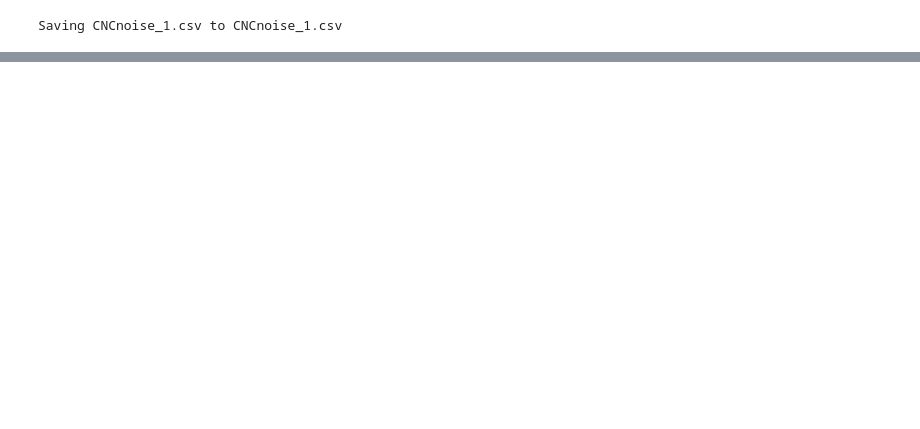
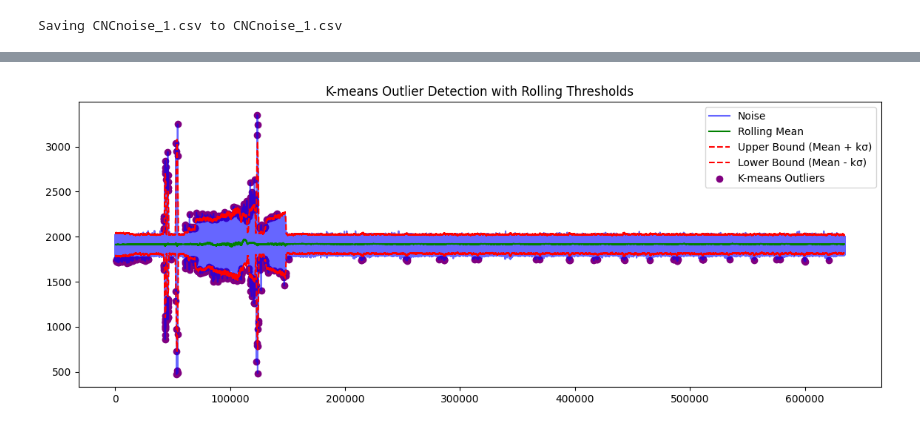
Before and after one commit to kingmin-1225/tensor-project, a Jupyter notebook: methodology/unsupervisor (2).ipynb, the cells around one changed output, grey strips where cells are left out. Saved outputs shown, nothing was run; the diff lists cells and outputs as text; code cells hidden in the pictures; blank space fills up the shorter version.

```diff
--- a/methodology/unsupervisor (2).ipynb
+++ b/methodology/unsupervisor (2).ipynb
@@ -282,0 +108,46 @@ plt.show()
+# %%
+# === 이동 평균 및 잔차 재계산 ===
+rolling_mean = pd.Series(noise_full).rolling(window=ma_window_size, center=True).mean()
+rolling_std = pd.Series(noise_full).rolling(window=ma_window_size, center=True).std()
+upper_bound = rolling_mean + ma_k * rolling_std
+lower_bound = rolling_mean - ma_k * rolling_std
+residual = noise_full - rolling_mean.bfill()
+res_zscore = (residual - residual.mean()) / residual.std()
+# %%
+# === K-means 이상치 재탐지 ===
+kmeans = KMeans(n_clusters=kmeans_n_clusters, random_state=42)
+kmeans_labels = kmeans.fit_predict(X_scaled)
+distances = np.linalg.norm(X_scaled - kmeans.cluster_centers_[kmeans_labels], axis=1)
+# 주기성 제거 위해 threshold 조건 추가
+is_outlier_kmeans = ((noise_full > upper_bound.values) | (noise_full < lower_bound.values)) & (np.abs(res_zscore) > zscore_residual_threshold)
+
+# === Isolation Forest 이상치 재탐지 ===
+is_outlier_iso = np.zeros(len(noise_full), dtype=bool)
+
+for start in range(0, len(X_scaled) - iso_window_size, iso_step):
+    end = start + iso_window_size
+    X_window = X_scaled[start:end]
+
+    model = IsolationForest(contamination=iso_contamination, random_state=42)
+    preds = model.fit_predict(X_window)
+
+    for i, p in enumerate(preds):
+        idx = start + i
+        if p == -1 and idx < len(noise_full):
+            if (
+                (noise_full[idx] > upper_bound.values[idx]) or (noise_full[idx] < lower_bound.values[idx])
+            ) and (np.abs(res_zscore[idx]) > zscore_residual_threshold):
+                is_outlier_iso[idx] = True
+# %%
+# === 재시각화: K-means ===
+plt.figure(figsize=(14, 5))
+plt.plot(noise_full, label='Noise', color='blue', alpha=0.6)
+plt.plot(rolling_mean, label='Rolling Mean', color='green')
+plt.plot(upper_bound, label='Upper Bound (Mean + kσ)', color='red', linestyle='--')
+plt.plot(lower_bound, label='Lower Bound (Mean - kσ)', color='red', linestyle='--')
+plt.scatter(np.where(is_outlier_kmeans)[0], noise_full[is_outlier_kmeans], color='purple', label='K-means Outliers')
+plt.title("K-means Outlier Detection with Rolling Thresholds")
+plt.legend()
+plt.show()
+# %% [output]
+[figure, added]
```
Also changed, not shown: parts of 45 cells of this notebook.
